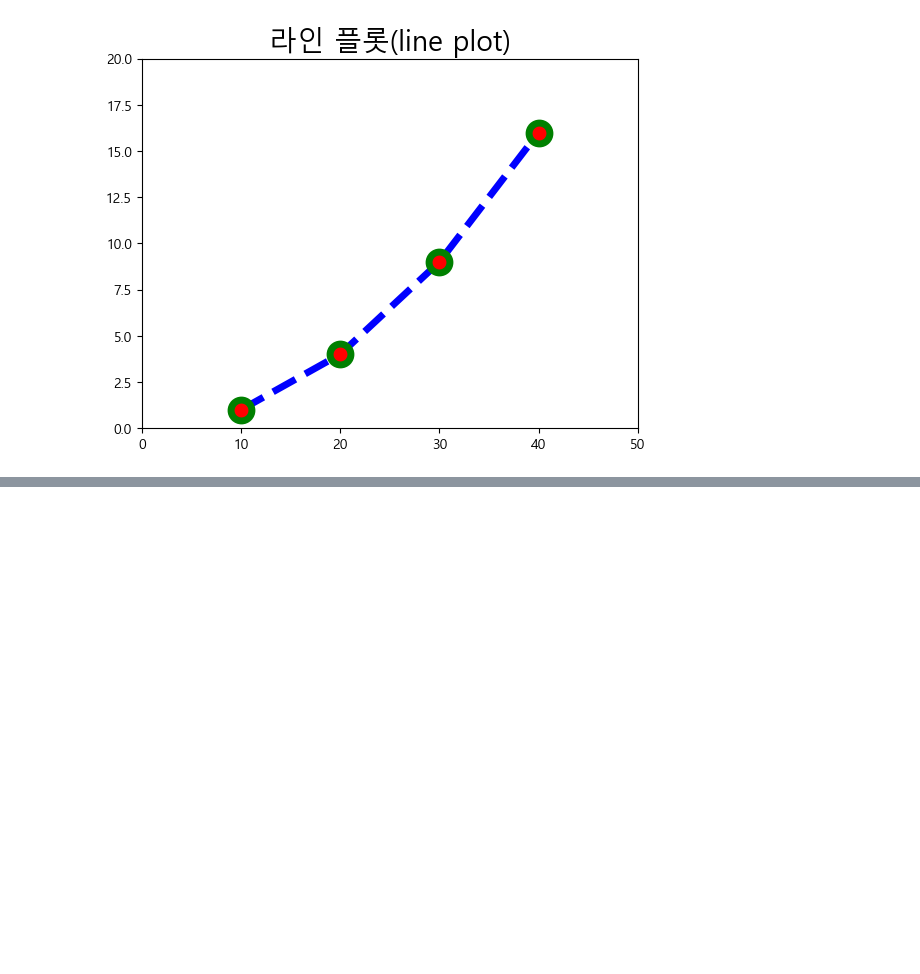
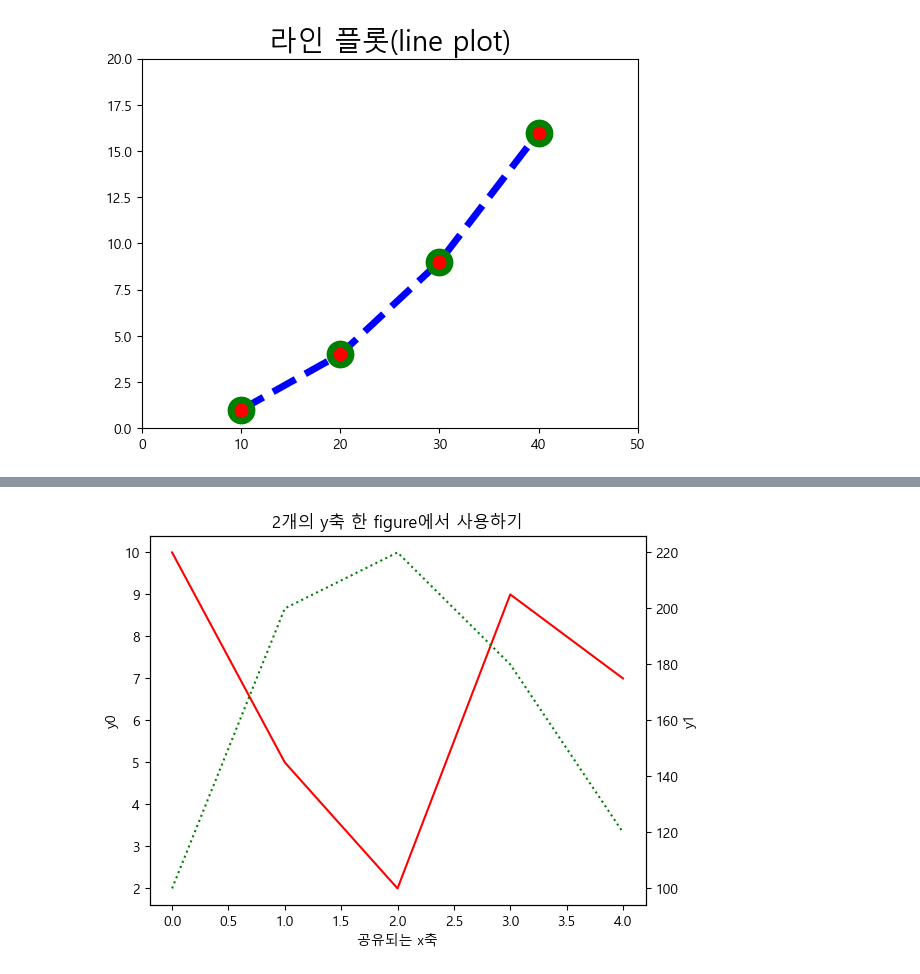
Before and after one commit to Ludobico/Python_AI, a Jupyter notebook: DataAnalysis/matplolib_ex_01.ipynb, the cells around one changed output, grey strips where cells are left out. Saved outputs shown, nothing was run; the diff lists cells and outputs as text; code cells hidden in the pictures; blank space fills up the shorter version.

```diff
--- a/DataAnalysis/matplolib_ex_01.ipynb
+++ b/DataAnalysis/matplolib_ex_01.ipynb
@@ -147,0 +195,14 @@ plt.show()
+# %%
+fig, ax0 = plt.subplots() # 복수개의 subplot생성
+ax1 = ax0.twinx() # twinx():x축을 공유하는 새로운 Axes객체 생성
+ax0.set_title("2개의 y축 한 figure에서 사용하기")
+ax0.plot([10, 5, 2, 9, 7], 'r-', label="y0")
+ax0.set_ylabel("y0")
+ax0.set_xlabel("공유되는 x축")
+ax0.grid(False)
+ax1.plot([100, 200, 220, 180, 120], 'g:', label="y1")
+ax1.set_ylabel("y1")
+ax1.grid(False)
+plt.show()
+# %% [output]
+[figure, added]
```
Also changed, not shown: parts of 13 cells of this notebook.
